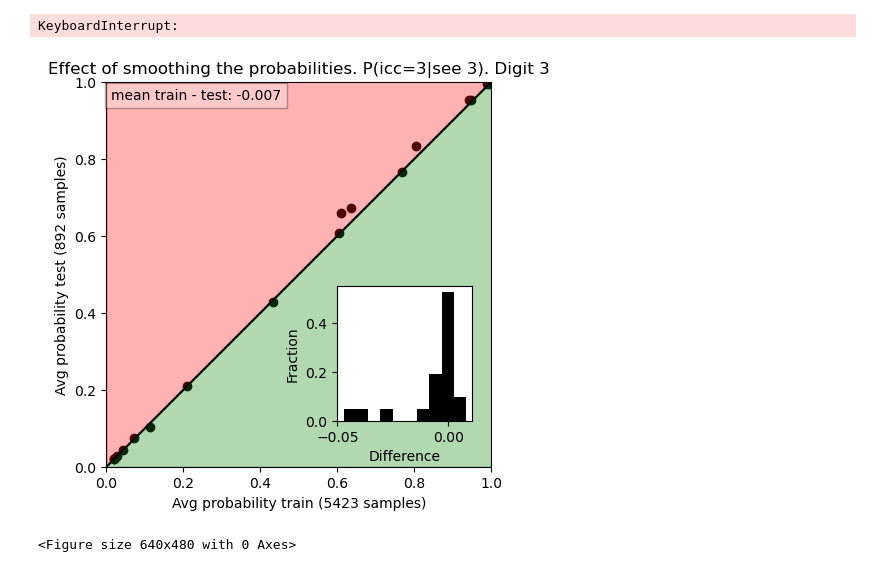
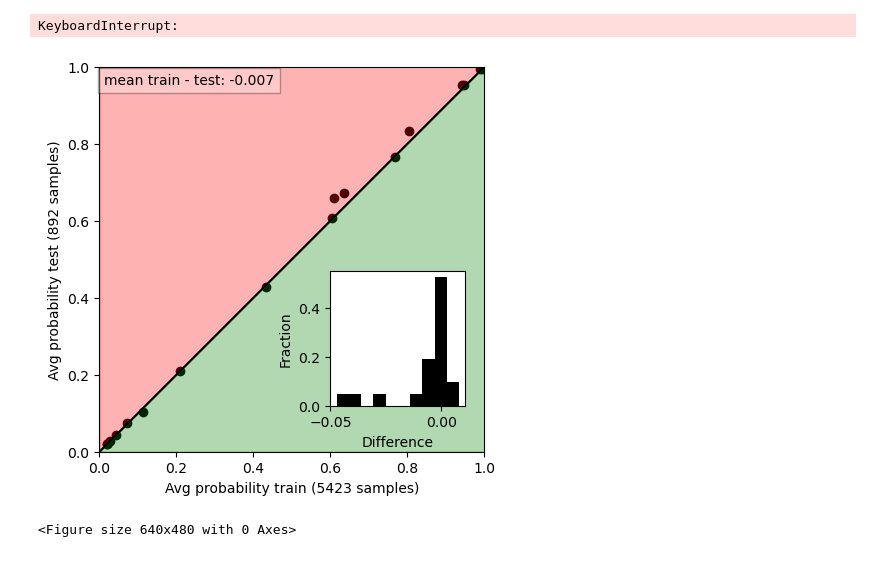
Before and after one commit to PaulHosek/MCM_classifier, a Jupyter notebook: Classifier_1/mcm/paper_plots/plots_indicative_icc.ipynb, the cells around one changed output. Saved outputs shown, nothing was run; the diff lists cells and outputs as text; code cells hidden in the pictures.

```diff
--- a/Classifier_1/mcm/paper_plots/plots_indicative_icc.ipynb
+++ b/Classifier_1/mcm/paper_plots/plots_indicative_icc.ipynb
@@ -527,12 +537,16 @@ raise KeyboardInterrupt
 # %% [output]
 KeyboardInterrupt:
 # %%
-# # generate test counts
-# n_variables = 121
-# test_data_path = "../INPUT_all/data/testdata_separated"
-# test_data_filename_format = "test-images-unlabeled-{}.dat"
-# test_all_C_icc_3 = myplot.calculate_P_icc(C, all_MCM,3,n_variables, test_data_path,test_data_filename_format)
-# all_C_icc_3.shape
+# generate test counts
+n_variables = 121
+test_data_path = "../data/INPUT_all/data/testdata_separated"
+test_data_filename_format = "test-images-unlabeled-{}.dat"
+test_all_C_icc_3 = myplot.calculate_P_icc(C, all_MCM,3,n_variables, test_data_path,test_data_filename_format)
+# %%
+# all_C_icc_ = np.load(f"../data/OUTPUT/mcm/sample_sizes/{1000}/all_C_icc_{mcm_index}_run_{run_i}.npy")
+all_C_icc_3 = np.load(f"../data/OUTPUT/mcm/sample_sizes/{5423}/all_C_icc_3.npy")
+
+# assert all_C_icc.shape[1] ==n_samples, f"{all_C_icc.shape}"
 # %%
 ### Bias from smoothing. P(Is 3| Digit 3 Test) vs. P(Is 3| Digit 3 Train)
 
@@ -560,36 +574,37 @@ fig, axs  = plt.subplots(1,1,figsize=(12*scale,5*scale))
 axs = [axs]
 
 axs[0].scatter(avg_train, avg_test, color="black", marker="o")
 
 
 # other stuff
 axs[0].plot([0, 1], [0, 1], color='black')
 axs[0].fill_between([0, 1], [0, 1], 1, where=[True, True], color='red', alpha=0.3)
 axs[0].fill_between([0, 1], [0, 1], 0, where=[True, True], color='green', alpha=0.3)
 axs[0].text(.012, .982, f"mean train - test: {np.mean(avg_train - avg_test).round(3)}", ha='left', va='top', bbox=dict(facecolor='white',alpha=.3))
 
 axs[0].set_xlabel(f"Avg probability train (5423 samples)")
 axs[0].set_ylabel(f"Avg probability test (892 samples)")
 axs[0].set_xlim(0, 1)
 axs[0].set_ylim(0, 1)
 
 axs[0].set_aspect('equal')
 
-axs[0].set_title(f"Effect of smoothing the probabilities. P(icc=3|see 3). Digit {digit}") # for clelia
+# axs[0].set_title(f"Effect of smoothing the probabilities. P(icc=3|see 3). Digit {digit}") # for clelia
 
 
 ax_hist = axs[0].inset_axes([0.6, 0.12, 0.35, 0.35])  # Adjust the position and size as needed
 ax_hist.hist((avg_train - avg_test), color="black", weights=np.ones(len(avg_test)) / len(avg_test))
 ax_hist.set_xlabel('Difference')
 ax_hist.set_ylabel("Fraction")
 
 # ax_hist.set_yticks([0.1, .2,.3, .4])
 ax_hist.set_xticks(np.round([-0.05, 0], 2))
 
 
-plt.show()
+# plt.show()
+plt.savefig("./img/apx_smoothing_scatter.png", dpi=300, bbox_inches="tight")
 # %% [output]
-[figure, old version]
+[figure, new version]
 # %%
 from matplotlib.ticker import MaxNLocator
 # %%
```
Also changed, not shown: parts of 3 cells of this notebook, 10 other files.
